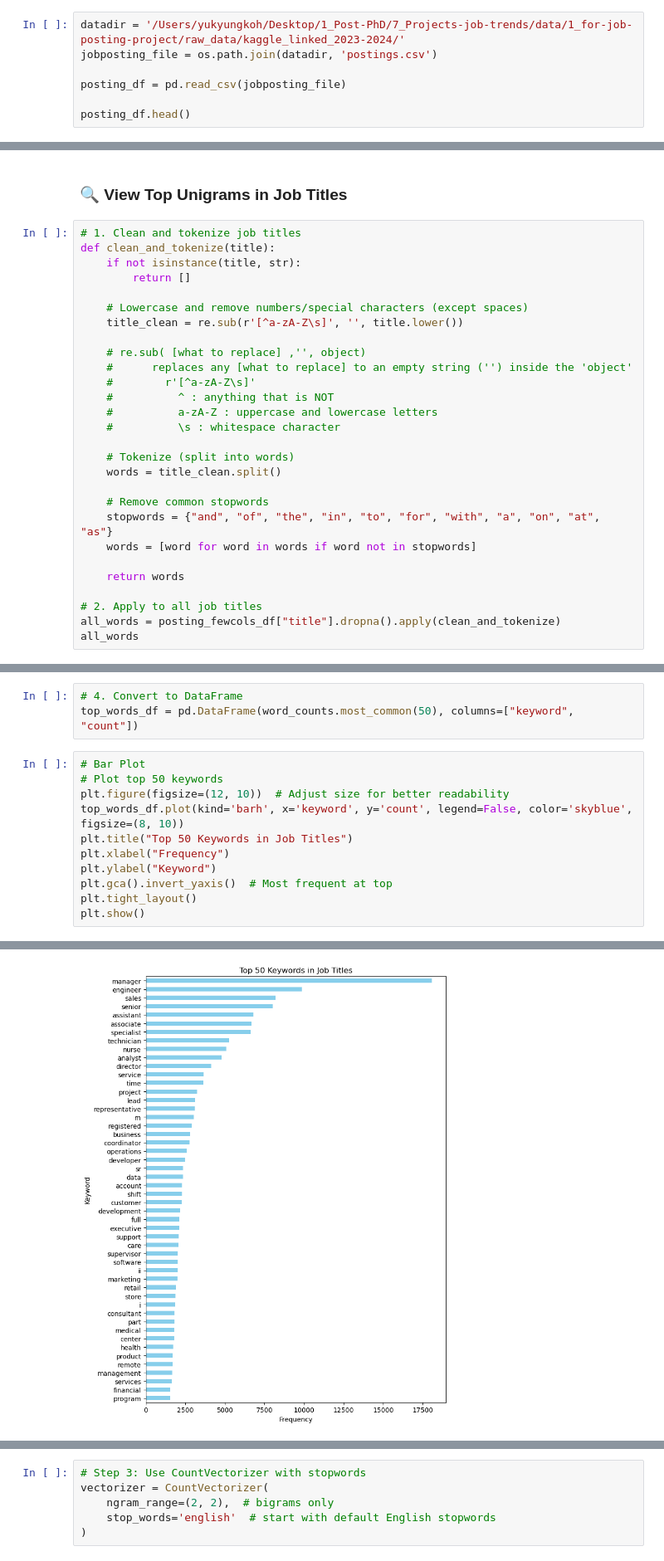
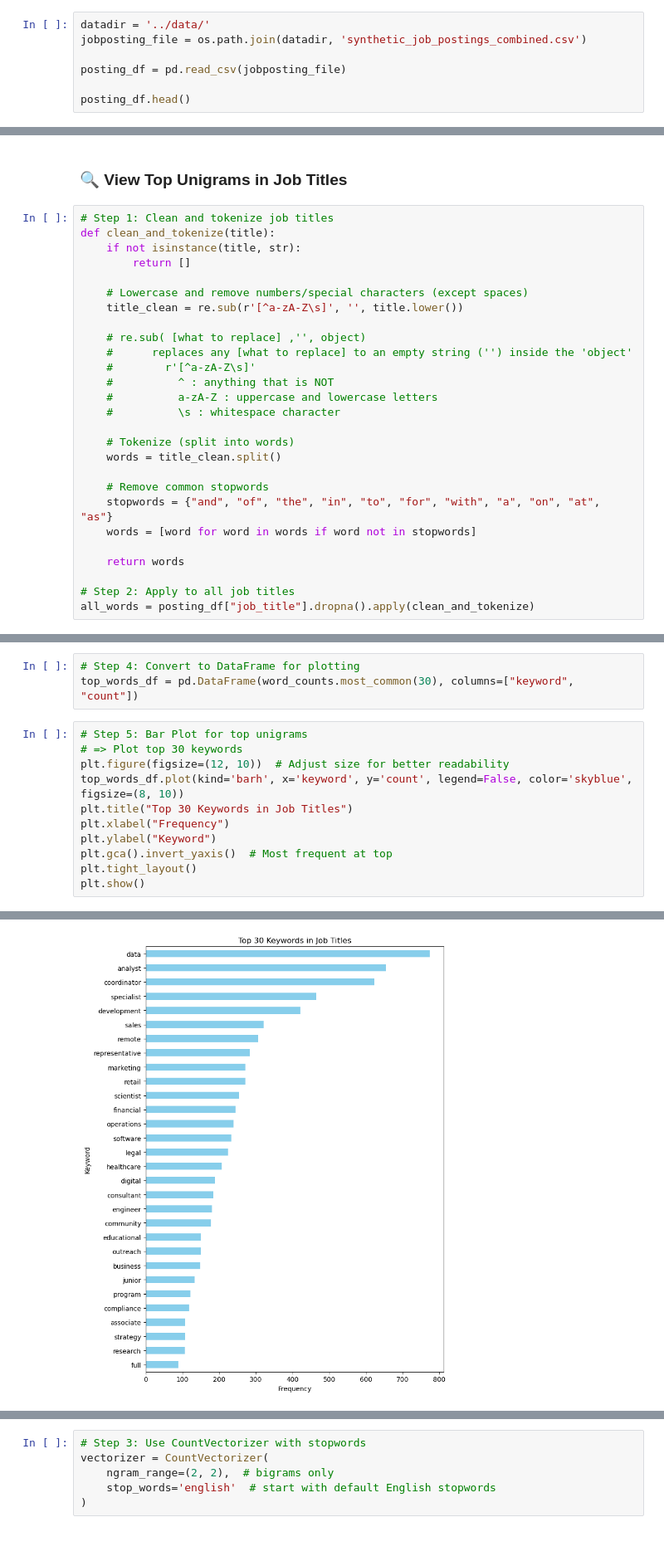
Before and after one commit to yukyungkoh/job-postings-data-project, a Jupyter notebook: 1_categorize-job-titles/1_approach1-rule-based.ipynb, the cells around one changed output, grey strips where cells are left out. Shown: that part at 83% size. Drawn from its saved outputs; the diff is of its cells as text.

```diff
--- a/1_categorize-job-titles/1_approach1-rule-based.ipynb
+++ b/1_categorize-job-titles/1_approach1-rule-based.ipynb
@@ -28,8 +28,8 @@ from collections import Counter
 import matplotlib.pyplot as plt
 from sklearn.feature_extraction.text import CountVectorizer
 # %%
-datadir = '/Users/yukyungkoh/Desktop/1_Post-PhD/7_Projects-job-trends/data/1_for-job-posting-project/raw_data/kaggle_linked_2023-2024/'
-jobposting_file = os.path.join(datadir, 'postings.csv')
+datadir = '../data/'
+jobposting_file = os.path.join(datadir, 'synthetic_job_postings_combined.csv')
 
 posting_df = pd.read_csv(jobposting_file)
 
@@ -104,7 +69,7 @@ There are  72521  unique job titles in this data.
 # %% [markdown]
 ### 🔍 View Top Unigrams in Job Titles
 # %%
-# 1. Clean and tokenize job titles
+# Step 1: Clean and tokenize job titles
 def clean_and_tokenize(title):
     if not isinstance(title, str):
         return []
@@ -128,6 +93,5 @@ def clean_and_tokenize(title):
 
     return words
 
-# 2. Apply to all job titles
-all_words = posting_fewcols_df["title"].dropna().apply(clean_and_tokenize)
-all_words
+# Step 2: Apply to all job titles
+all_words = posting_df["job_title"].dropna().apply(clean_and_tokenize)
@@ -154,21 +101,21 @@ flat_words[:5]
 word_counts = Counter(flat_words)
 # %%
-# 4. Convert to DataFrame
-top_words_df = pd.DataFrame(word_counts.most_common(50), columns=["keyword", "count"])
+# Step 4: Convert to DataFrame for plotting
+top_words_df = pd.DataFrame(word_counts.most_common(30), columns=["keyword", "count"])
 # %%
-# Bar Plot
-# Plot top 50 keywords
+# Step 5: Bar Plot for top unigrams
+# => Plot top 30 keywords
 plt.figure(figsize=(12, 10))  # Adjust size for better readability
 top_words_df.plot(kind='barh', x='keyword', y='count', legend=False, color='skyblue', figsize=(8, 10))
-plt.title("Top 50 Keywords in Job Titles")
+plt.title("Top 30 Keywords in Job Titles")
 plt.xlabel("Frequency")
 plt.ylabel("Keyword")
 plt.gca().invert_yaxis()  # Most frequent at top
 plt.tight_layout()
 plt.show()
 # %% [output]
 <Figure size 1200x1000 with 0 Axes>
-[figure, old version]
+[figure, new version]
 # %% [markdown]
 ### 🔍 View Top Bigrams in Job Titles
 
```
Also changed, not shown: parts of 37 cells of this notebook.
